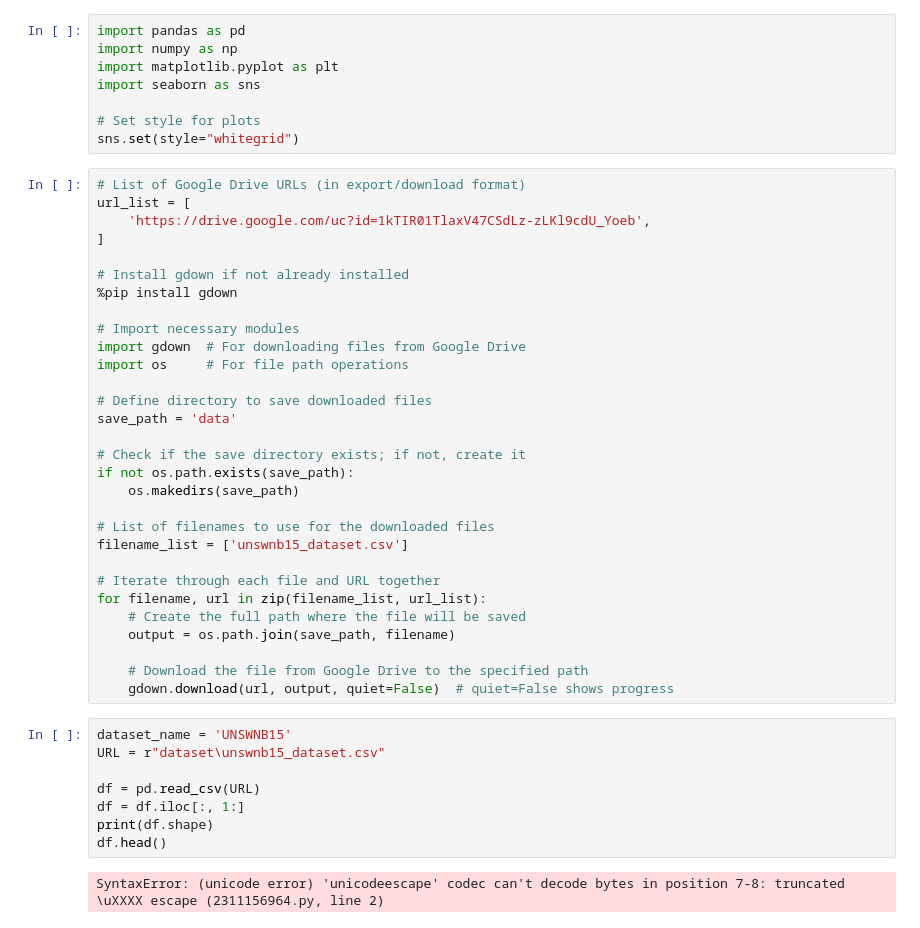
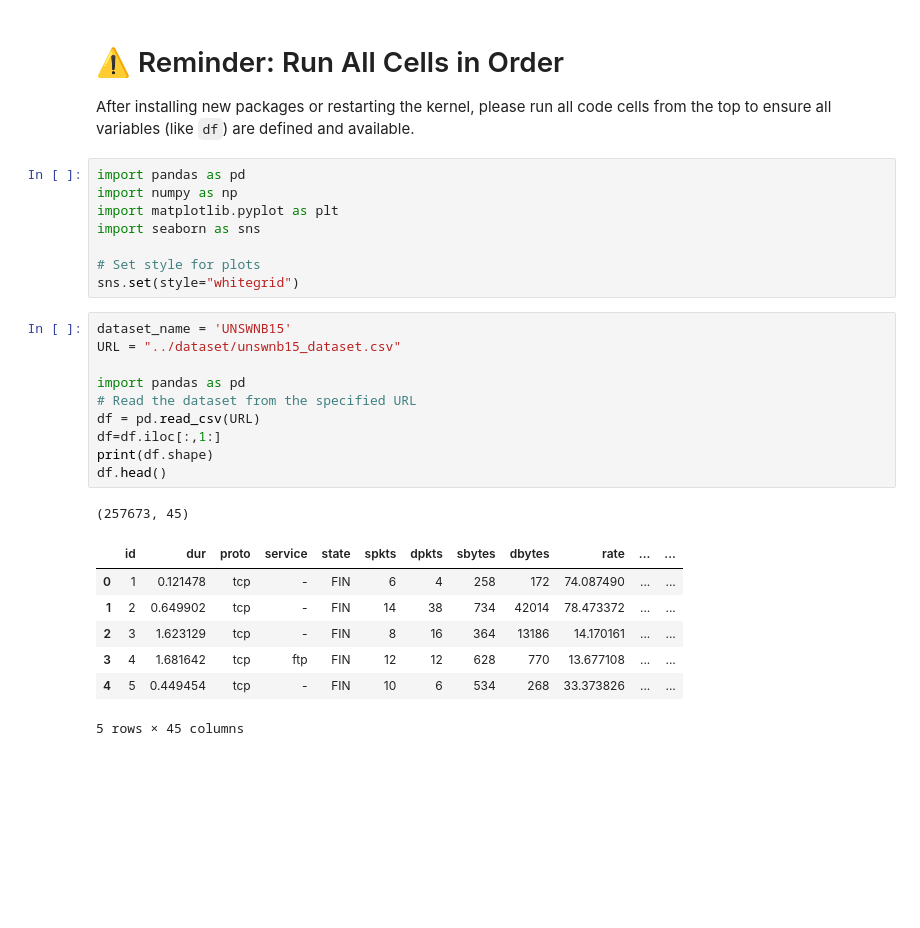
Before and after one commit to Ahsan3172/Zero-day-attack-, a Jupyter notebook: backend/zda.ipynb, the cells around one changed output. Cells and saved outputs as stored; diff of their text form; blank space fills up the shorter version.

```diff
--- a/backend/zda.ipynb
+++ b/backend/zda.ipynb
@@ -1,3 +1,6 @@
+# %% [markdown]
+# ⚠️ Reminder: Run All Cells in Order
+After installing new packages or restarting the kernel, please run all code cells from the top to ensure all variables (like `df`) are defined and available.
 # %%
 import pandas as pd
 import numpy as np
@@ -6,43 +9,22 @@ import seaborn as sns
 
 # Set style for plots
 sns.set(style="whitegrid")
-# %%
-# List of Google Drive URLs (in export/download format)
-url_list = [
-    'https://drive.google.com/uc?id=1kTIR01TlaxV47CSdLz-zLKl9cdU_Yoeb',
-]
-
-# Install gdown if not already installed
-%pip install gdown
-
-# Import necessary modules
-import gdown  # For downloading files from Google Drive
-import os     # For file path operations
-
-# Define directory to save downloaded files
-save_path = 'data'
-
-# Check if the save directory exists; if not, create it
-if not os.path.exists(save_path):
-    os.makedirs(save_path)
-
-# List of filenames to use for the downloaded files
-filename_list = ['unswnb15_dataset.csv']
-
-# Iterate through each file and URL together
-for filename, url in zip(filename_list, url_list):
-    # Create the full path where the file will be saved
-    output = os.path.join(save_path, filename)
-
-    # Download the file from Google Drive to the specified path
-    gdown.download(url, output, quiet=False)  # quiet=False shows progress
 # %%
 dataset_name = 'UNSWNB15'
-URL = r"dataset\unswnb15_dataset.csv"
+URL = "../dataset/unswnb15_dataset.csv"
 
+import pandas as pd
+# Read the dataset from the specified URL
 df = pd.read_csv(URL)
-df = df.iloc[:, 1:]
+df=df.iloc[:,1:]
 print(df.shape)
 df.head()
 # %% [output]
-SyntaxError: (unicode error) 'unicodeescape' codec can't decode bytes in position 7-8: truncated \uXXXX escape (2311156964.py, line 2)
+(257673, 45)
+|  | id | dur | proto | service | state | spkts | dpkts | sbytes | dbytes | rate | ... | ... |
+| 0 | 1 | 0.121478 | tcp | - | FIN | 6 | 4 | 258 | 172 | 74.087490 | ... | ... |
+| 1 | 2 | 0.649902 | tcp | - | FIN | 14 | 38 | 734 | 42014 | 78.473372 | ... | ... |
+| 2 | 3 | 1.623129 | tcp | - | FIN | 8 | 16 | 364 | 13186 | 14.170161 | ... | ... |
+| 3 | 4 | 1.681642 | tcp | ftp | FIN | 12 | 12 | 628 | 770 | 13.677108 | ... | ... |
+| 4 | 5 | 0.449454 | tcp | - | FIN | 10 | 6 | 534 | 268 | 33.373826 | ... | ... |
+5 rows × 45 columns
```
Also changed, not shown: parts of 3 cells of this notebook, 1 other file.
